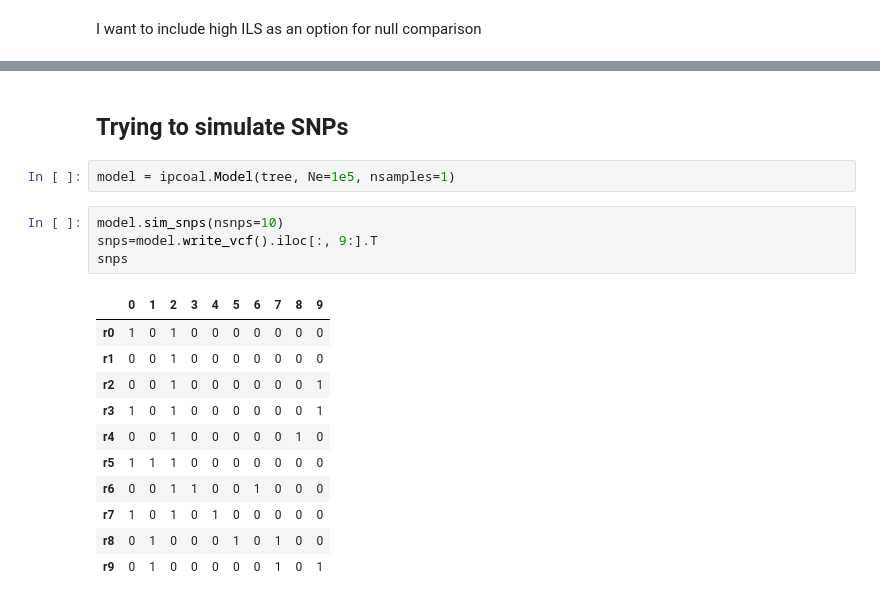
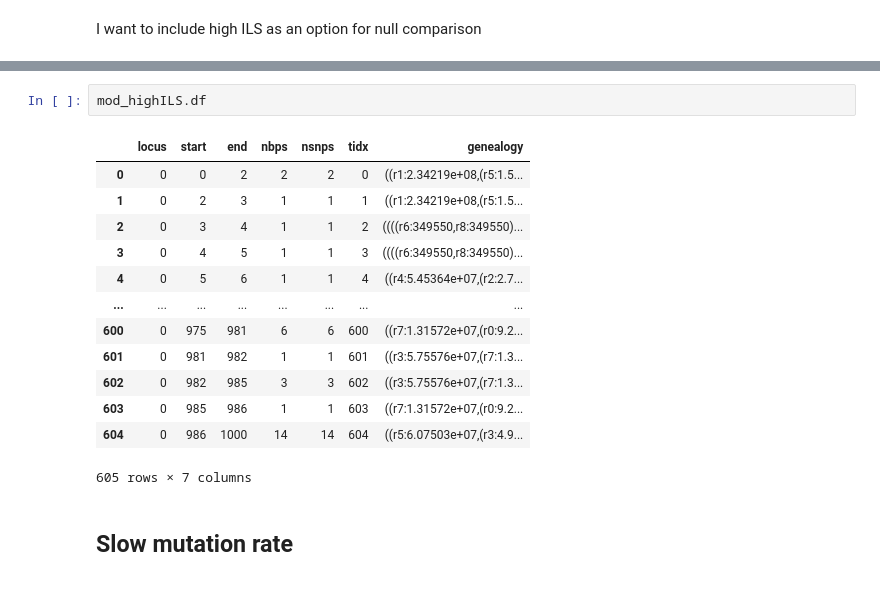
Before and after one commit to eaton-lab/hogtie, a Jupyter notebook: notebooks/simulations.ipynb, the cells around one changed output, grey strips where cells are left out. Drawn from its saved outputs; the diff is of its cells as text.

```diff
--- a/notebooks/simulations.ipynb
+++ b/notebooks/simulations.ipynb
@@ -88,20 +69,18 @@ genos_slowmut
-# %% [markdown]
-## Trying to simulate SNPs
-# %%
-model = ipcoal.Model(tree, Ne=1e5, nsamples=1)
-# %%
-model.sim_snps(nsnps=10)
-snps=model.write_vcf().iloc[:, 9:].T
-snps
-# %% [output]
-|  | 0 | 1 | 2 | 3 | 4 | 5 | 6 | 7 | 8 | 9 |
-| r0 | 1 | 0 | 1 | 0 | 0 | 0 | 0 | 0 | 0 | 0 |
-| r1 | 0 | 0 | 1 | 0 | 0 | 0 | 0 | 0 | 0 | 0 |
-| r2 | 0 | 0 | 1 | 0 | 0 | 0 | 0 | 0 | 0 | 1 |
-| r3 | 1 | 0 | 1 | 0 | 0 | 0 | 0 | 0 | 0 | 1 |
-| r4 | 0 | 0 | 1 | 0 | 0 | 0 | 0 | 0 | 1 | 0 |
-| r5 | 1 | 1 | 1 | 0 | 0 | 0 | 0 | 0 | 0 | 0 |
-| r6 | 0 | 0 | 1 | 1 | 0 | 0 | 1 | 0 | 0 | 0 |
-| r7 | 1 | 0 | 1 | 0 | 1 | 0 | 0 | 0 | 0 | 0 |
-| r8 | 0 | 1 | 0 | 0 | 0 | 1 | 0 | 1 | 0 | 0 |
-| r9 | 0 | 1 | 0 | 0 | 0 | 0 | 0 | 1 | 0 | 1 |
+# %%
+mod_highILS.df
+# %% [output]
+|  | locus | start | end | nbps | nsnps | tidx | genealogy |
+| 0 | 0 | 0 | 2 | 2 | 2 | 0 | ((r1:2.34219e+08,(r5:1.5... |
+| 1 | 0 | 2 | 3 | 1 | 1 | 1 | ((r1:2.34219e+08,(r5:1.5... |
+| 2 | 0 | 3 | 4 | 1 | 1 | 2 | ((((r6:349550,r8:349550)... |
+| 3 | 0 | 4 | 5 | 1 | 1 | 3 | ((((r6:349550,r8:349550)... |
+| 4 | 0 | 5 | 6 | 1 | 1 | 4 | ((r4:5.45364e+07,(r2:2.7... |
+| ... | ... | ... | ... | ... | ... | ... | ... |
+| 600 | 0 | 975 | 981 | 6 | 6 | 600 | ((r7:1.31572e+07,(r0:9.2... |
+| 601 | 0 | 981 | 982 | 1 | 1 | 601 | ((r3:5.75576e+07,(r7:1.3... |
+| 602 | 0 | 982 | 985 | 3 | 3 | 602 | ((r3:5.75576e+07,(r7:1.3... |
+| 603 | 0 | 985 | 986 | 1 | 1 | 603 | ((r7:1.31572e+07,(r0:9.2... |
+| 604 | 0 | 986 | 1000 | 14 | 14 | 604 | ((r5:6.07503e+07,(r3:4.9... |
+605 rows × 7 columns
+# %% [markdown]
+## Slow mutation rate
```
Also changed, not shown: parts of 7 cells of this notebook.
